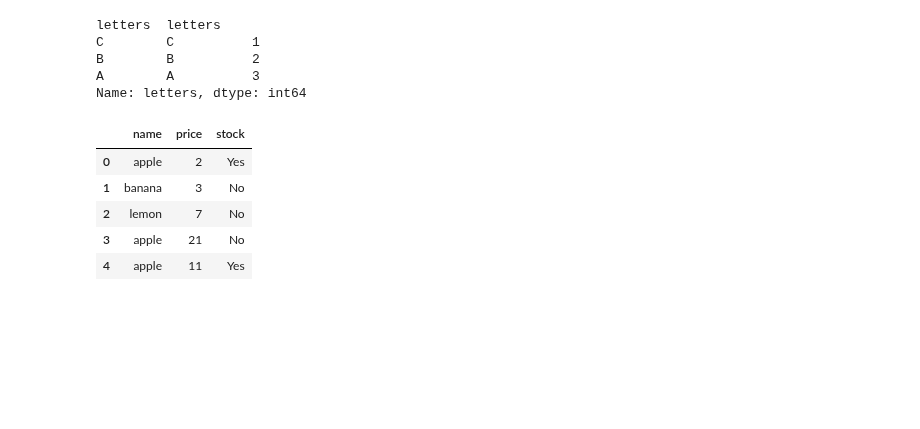
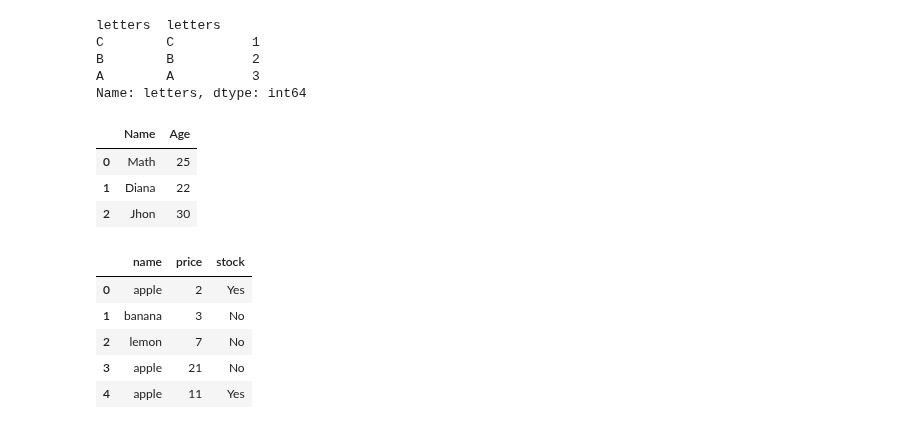
Before and after one commit to samirhinojosa/OC-P3-design-application-public-health, a Jupyter notebook: Untitled1.ipynb, the cells around one changed output. Drawn from its saved outputs; the diff is of its cells as text; code cells hidden in the pictures; blank space fills up the shorter version.

```diff
--- a/Untitled1.ipynb
+++ b/Untitled1.ipynb
@@ -96,6 +96,17 @@ C        C          1
 B        B          2
 A        A          3
 Name: letters, dtype: int64
+# %%
+my_list = {"Math":25, "Diana":22, "Jhon":30}
+# %%
+df = pd.DataFrame(my_list.items(), columns={"Name", "Age"})
+# %%
+df
+# %% [output]
+|  | Name | Age |
+| 0 | Math | 25 |
+| 1 | Diana | 22 |
+| 2 | Jhon | 30 |
 # %%
 import pandas as pd
 df = pd.DataFrame({
```
Also changed, not shown: parts of 9 cells of this notebook, 7 other files.
